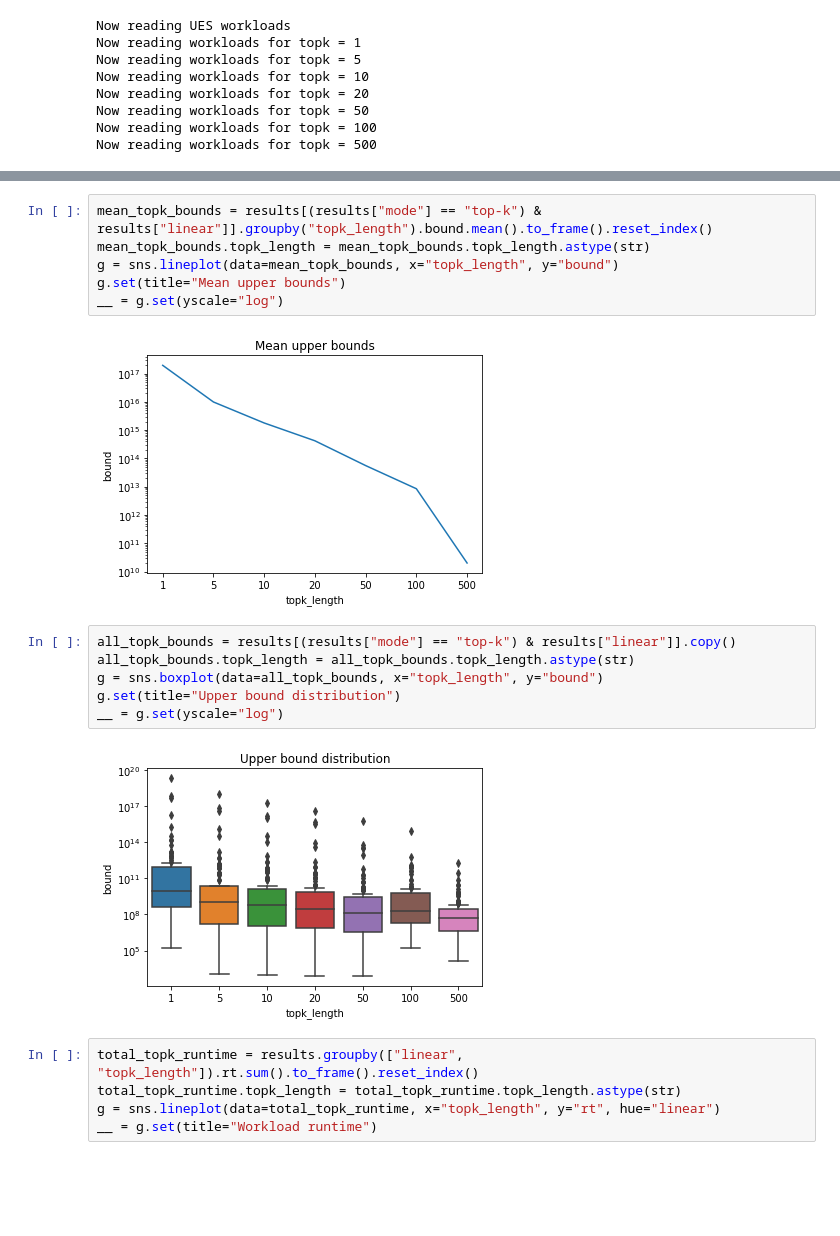
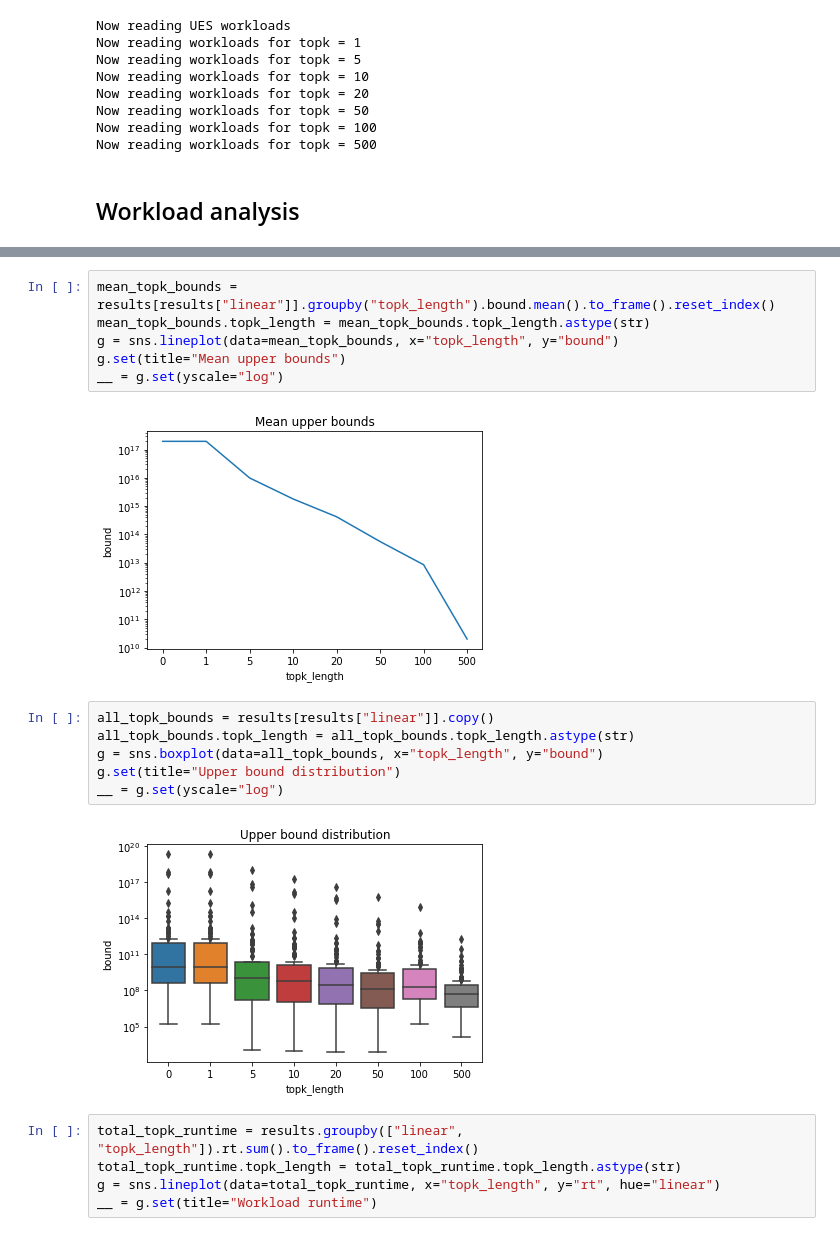
Before and after one commit to rbergm/PostBOUND, a Jupyter notebook: ues/UES_TopKBounds.ipynb, the cells around one changed output, grey strips where cells are left out. Drawn from its saved outputs; the diff is of its cells as text; blank space fills up the shorter version.

Commit message:
Update TopK analysis structure

```diff
--- a/ues/UES_TopKBounds.ipynb
+++ b/ues/UES_TopKBounds.ipynb
@@ -52,6 +56,8 @@ Now reading workloads for topk = 20
 Now reading workloads for topk = 50
 Now reading workloads for topk = 100
 Now reading workloads for topk = 500
+# %% [markdown]
+## Workload analysis
 # %%
 results.groupby(["mode", "linear", "topk_length"]).rt.sum()
 # %% [output]
@@ -95,21 +101,21 @@ results.groupby(["mode", "linear", "topk_length"]).bound.describe()
 | ues | False | 0 | 113.0 | 1.959680e+17 | 1.972792e+18 | 150180.0 | 424168664.0 | 9.667429e+09 | 8.711122e+11 | 2.096509e+19 |
 |  | True | 0 | 113.0 | 1.959680e+17 | 1.972792e+18 | 150180.0 | 424168664.0 | 9.667429e+09 | 8.711122e+11 | 2.096509e+19 |
 # %%
-mean_topk_bounds = results[(results["mode"] == "top-k") & results["linear"]].groupby("topk_length").bound.mean().to_frame().reset_index()
+mean_topk_bounds = results[results["linear"]].groupby("topk_length").bound.mean().to_frame().reset_index()
 mean_topk_bounds.topk_length = mean_topk_bounds.topk_length.astype(str)
 g = sns.lineplot(data=mean_topk_bounds, x="topk_length", y="bound")
 g.set(title="Mean upper bounds")
 __ = g.set(yscale="log")
 # %% [output]
-[figure, old version]
+[figure, new version]
 # %%
-all_topk_bounds = results[(results["mode"] == "top-k") & results["linear"]].copy()
+all_topk_bounds = results[results["linear"]].copy()
 all_topk_bounds.topk_length = all_topk_bounds.topk_length.astype(str)
 g = sns.boxplot(data=all_topk_bounds, x="topk_length", y="bound")
 g.set(title="Upper bound distribution")
 __ = g.set(yscale="log")
 # %% [output]
-[figure, old version]
+[figure, new version]
 # %%
 total_topk_runtime = results.groupby(["linear", "topk_length"]).rt.sum().to_frame().reset_index()
 total_topk_runtime.topk_length = total_topk_runtime.topk_length.astype(str)
```
Also changed, not shown: parts of 15 cells of this notebook.
